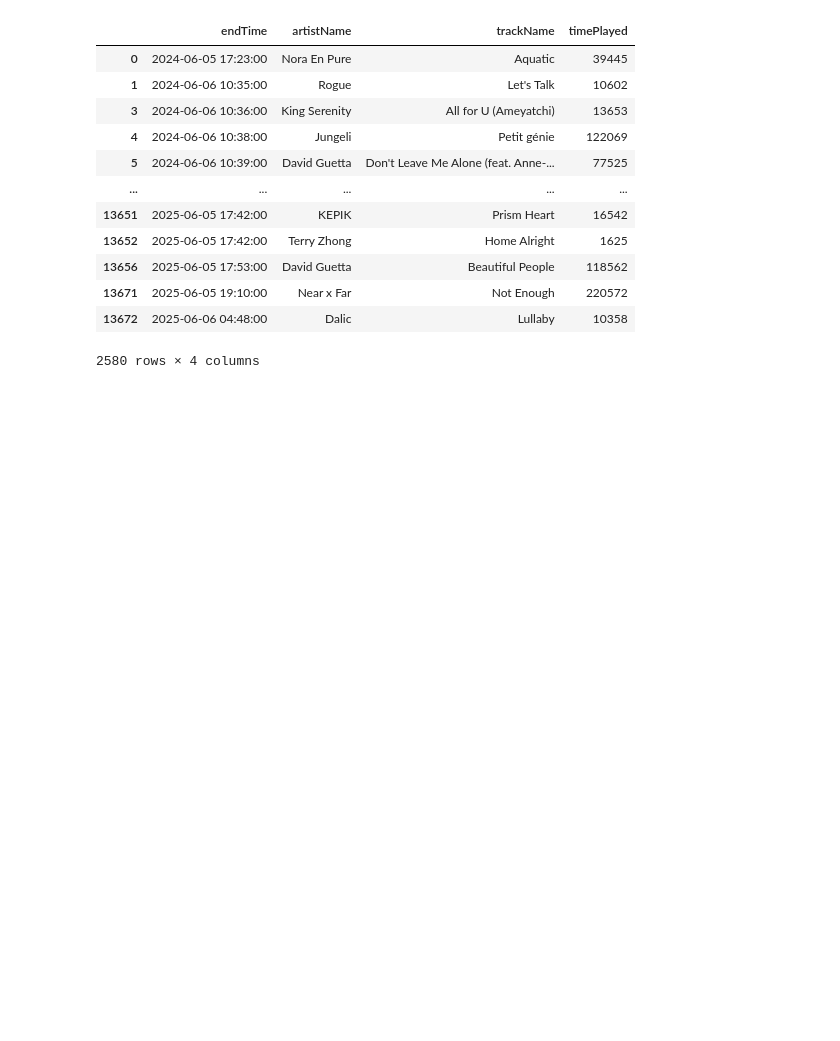
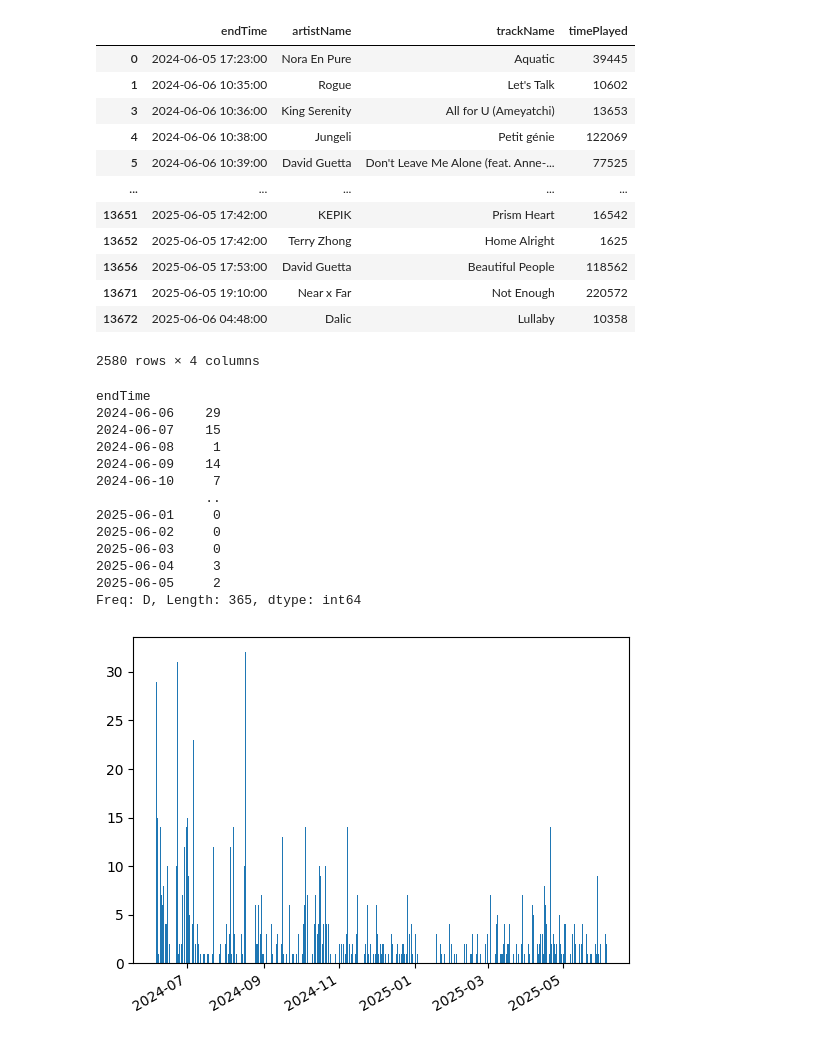
Before and after one commit to RadoTheProgrammer/spotify-stats, a Jupyter notebook: liked_songs.ipynb, the cells around one changed output. Saved outputs shown, nothing was run; the diff lists cells and outputs as text; code cells hidden in the pictures; blank space fills up the shorter version.

Commit message:
liked songs analysis

```diff
--- a/liked_songs.ipynb
+++ b/liked_songs.ipynb
@@ -65,3 +68,26 @@ first_played
 | 13671 | 2025-06-05 19:10:00 | Near x Far | Not Enough | 220572 |
 | 13672 | 2025-06-06 04:48:00 | Dalic | Lullaby | 10358 |
 2580 rows × 4 columns
+# %%
+df_groups = first_played_liked.groupby(pd.Grouper(key='endTime', freq="1D"))
+df_counts = df_groups.size()
+#df_counts.to_csv(f"df_counts_{freq}.csv")
+print(df_counts)
+plt.bar(df_counts.index,df_counts)
+plt.gcf().autofmt_xdate()
+plt.show()
+# %% [output]
+endTime
+2024-06-06    29
+2024-06-07    15
+2024-06-08     1
+2024-06-09    14
+2024-06-10     7
+              ..
+2025-06-01     0
+2025-06-02     0
+2025-06-03     0
+2025-06-04     3
+2025-06-05     2
+Freq: D, Length: 365, dtype: int64
+[figure, added]
```
Also changed, not shown: parts of 2 cells of this notebook, 1 other file.
